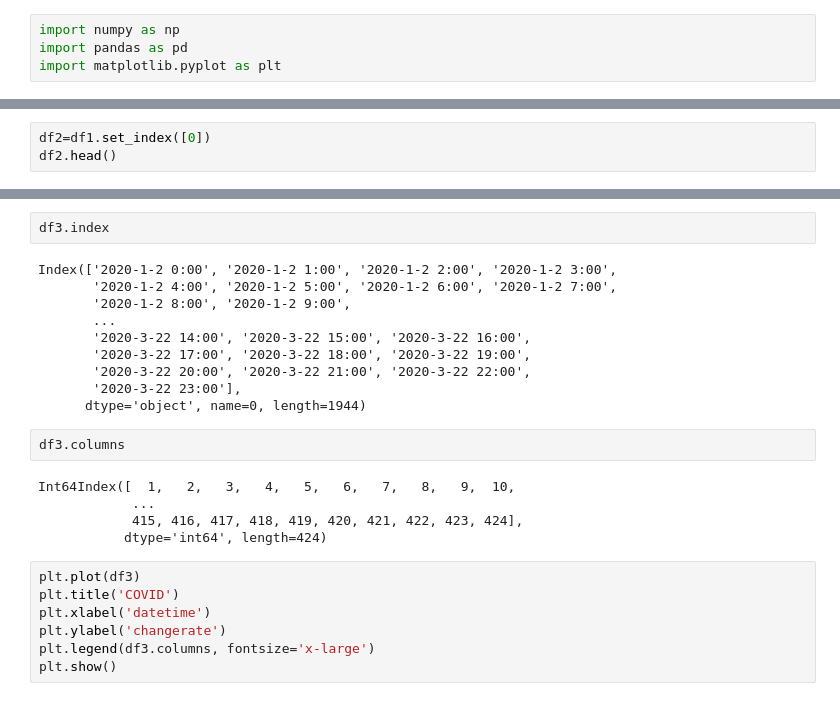
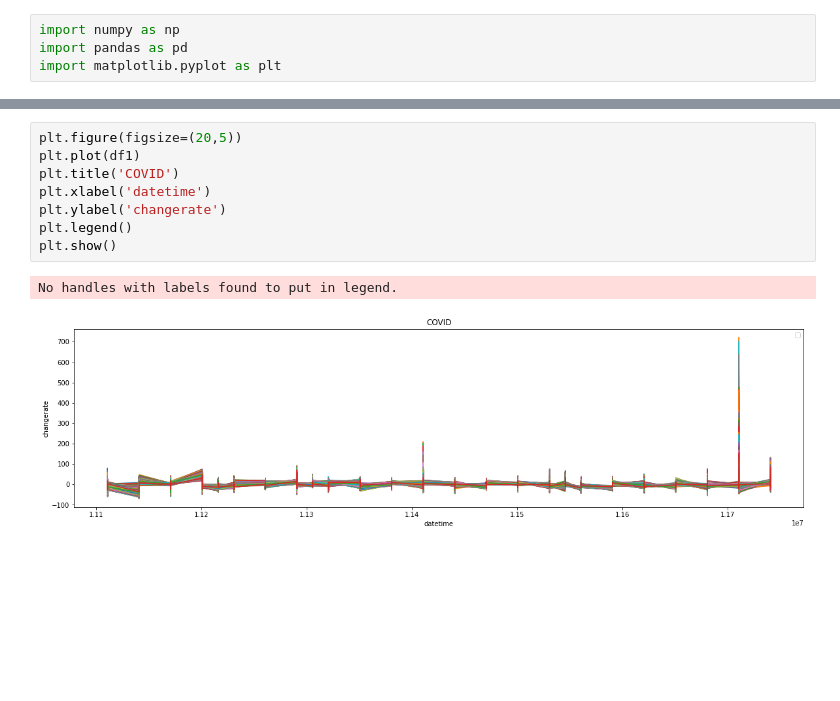
Before and after one commit to choisooyeon007/hello-world, a Jupyter notebook: unixtime1.ipynb, the cells around one changed output, grey strips where cells are left out. Saved outputs shown, nothing was run; the diff lists cells and outputs as text; blank space fills up the shorter version.

```diff
--- a/unixtime1.ipynb
+++ b/unixtime1.ipynb
@@ -35,3 +35,0 @@ df1.head()
-# %%
-df2=df1.set_index([0])
-df2.head()
@@ -59,26 +36,11 @@ df3.head()
-# %%
-df3.index
-# %% [output]
-Index(['2020-1-2 0:00', '2020-1-2 1:00', '2020-1-2 2:00', '2020-1-2 3:00',
-       '2020-1-2 4:00', '2020-1-2 5:00', '2020-1-2 6:00', '2020-1-2 7:00',
-       '2020-1-2 8:00', '2020-1-2 9:00',
-       ...
-       '2020-3-22 14:00', '2020-3-22 15:00', '2020-3-22 16:00',
-       '2020-3-22 17:00', '2020-3-22 18:00', '2020-3-22 19:00',
-       '2020-3-22 20:00', '2020-3-22 21:00', '2020-3-22 22:00',
-       '2020-3-22 23:00'],
-      dtype='object', name=0, length=1944)
-# %%
-df3.columns
-# %% [output]
-Int64Index([  1,   2,   3,   4,   5,   6,   7,   8,   9,  10,
-            ...
-            415, 416, 417, 418, 419, 420, 421, 422, 423, 424],
-           dtype='int64', length=424)
 # %%
-plt.plot(df3)
+plt.figure(figsize=(20,5))
+plt.plot(df1)
 plt.title('COVID')
 plt.xlabel('datetime')
 plt.ylabel('changerate')
-plt.legend(df3.columns, fontsize='x-large')
+plt.legend()
 plt.show()
+# %% [output]
+No handles with labels found to put in legend.
+[figure, added]
```
Also changed, not shown: parts of 5 cells of this notebook.
